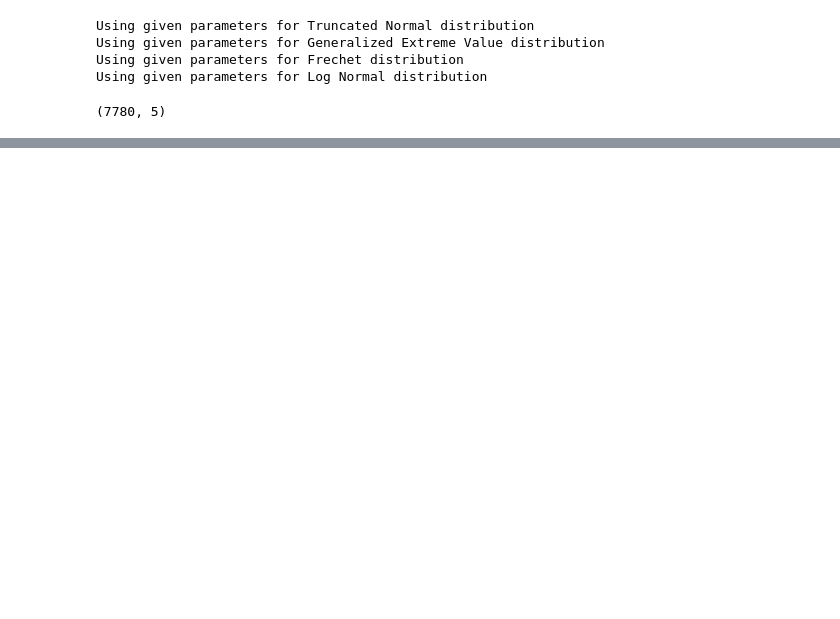
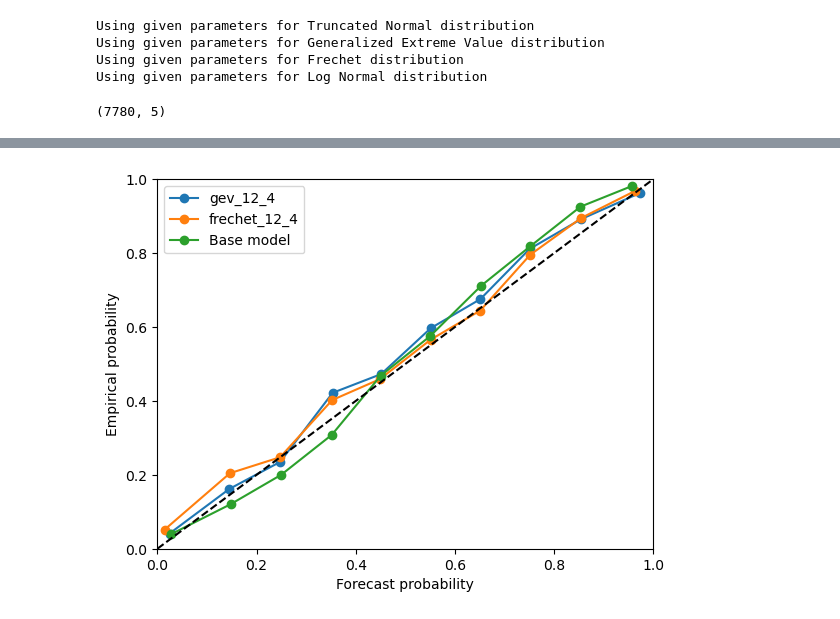
Before and after one commit to SimonHakvoort/thesiscode, a Jupyter notebook: src/emos_results/cdf_results.ipynb, the cells around one changed output, grey strips where cells are left out. Saved outputs shown, nothing was run; the diff lists cells and outputs as text; code cells hidden in the pictures; blank space fills up the shorter version.

```diff
--- a/src/emos_results/cdf_results.ipynb
+++ b/src/emos_results/cdf_results.ipynb
@@ -78,0 +78,5 @@ make_twcrpss_plot(tn_12_4, models, X_test, y_test, variances_test, x_values, yli
+# %%
+t=5
+make_reliability_diagram(models, X_test, y_test, variances_test, t=t, base_model=tn_12_4)
+# %% [output]
+[figure, added]
```
Also changed, not shown: parts of 6 cells of this notebook, 8 other files.
